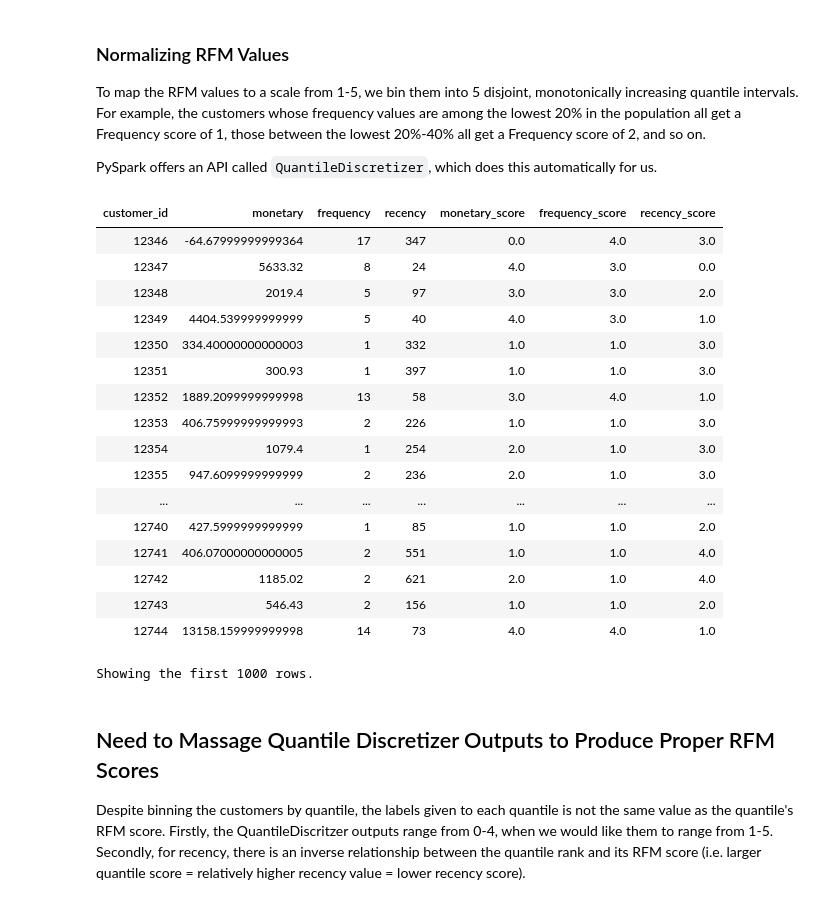
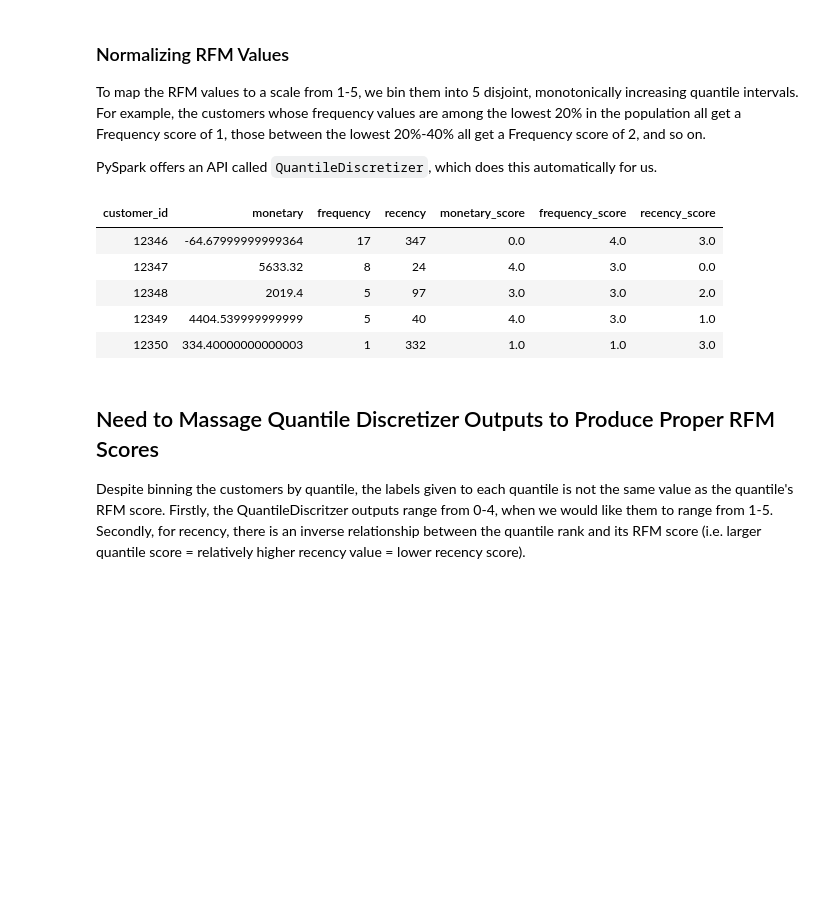
Before and after one commit to jarviscanada/jarvis_data_eng_KevinShimotakahara, a Jupyter notebook: spark/notebook/RetailDataAnalyticswithPySpark.ipynb, the cells around one changed output. Cells and saved outputs as stored; diff of their text form; code cells hidden in the pictures; blank space fills up the shorter version.

Commit message:
tidied up notebook table outputs

```diff
--- a/spark/notebook/RetailDataAnalyticswithPySpark.ipynb
+++ b/spark/notebook/RetailDataAnalyticswithPySpark.ipynb
@@ -462,38 +468,26 @@ PySpark offers an API called `QuantileDiscretizer`, which does this automaticall
 # %%
 #bucketing stuff
 from pyspark.ml.feature import QuantileDiscretizer
 bucketer_monetary = QuantileDiscretizer().setNumBuckets(5).setInputCol("monetary").setOutputCol("monetary_score").setRelativeError(0.0)
 fitted_bucketer_monetary = bucketer_monetary.fit(rfm_table)
 rfm_table = fitted_bucketer_monetary.transform(rfm_table)
 
 bucketer_frequency = QuantileDiscretizer().setNumBuckets(5).setInputCol("frequency").setOutputCol("frequency_score").setRelativeError(0.0)
 fitted_bucketer_frequency = bucketer_frequency.fit(rfm_table)
 rfm_table = fitted_bucketer_frequency.transform(rfm_table)
 
 bucketer_recency = QuantileDiscretizer().setNumBuckets(5).setInputCol("recency").setOutputCol("recency_score").setRelativeError(0.0)
 fitted_bucketer_recency = bucketer_recency.fit(rfm_table)
 rfm_table = fitted_bucketer_recency.transform(rfm_table)
 
-display(rfm_table)
+display(rfm_table.limit(5))
 # %% [output]
 | customer_id | monetary | frequency | recency | monetary_score | frequency_score | recency_score |
 | 12346 | -64.67999999999364 | 17 | 347 | 0.0 | 4.0 | 3.0 |
 | 12347 | 5633.32 | 8 | 24 | 4.0 | 3.0 | 0.0 |
 | 12348 | 2019.4 | 5 | 97 | 3.0 | 3.0 | 2.0 |
 | 12349 | 4404.539999999999 | 5 | 40 | 4.0 | 3.0 | 1.0 |
 | 12350 | 334.40000000000003 | 1 | 332 | 1.0 | 1.0 | 3.0 |
-| 12351 | 300.93 | 1 | 397 | 1.0 | 1.0 | 3.0 |
-| 12352 | 1889.2099999999998 | 13 | 58 | 3.0 | 4.0 | 1.0 |
-| 12353 | 406.75999999999993 | 2 | 226 | 1.0 | 1.0 | 3.0 |
-| 12354 | 1079.4 | 1 | 254 | 2.0 | 1.0 | 3.0 |
-| 12355 | 947.6099999999999 | 2 | 236 | 2.0 | 1.0 | 3.0 |
-| ... | ... | ... | ... | ... | ... | ... |
-| 12740 | 427.5999999999999 | 1 | 85 | 1.0 | 1.0 | 2.0 |
-| 12741 | 406.07000000000005 | 2 | 551 | 1.0 | 1.0 | 4.0 |
-| 12742 | 1185.02 | 2 | 621 | 2.0 | 1.0 | 4.0 |
-| 12743 | 546.43 | 2 | 156 | 1.0 | 1.0 | 2.0 |
-| 12744 | 13158.159999999998 | 14 | 73 | 4.0 | 4.0 | 1.0 |
-Showing the first 1000 rows.
 # %% [markdown]
 ## Need to Massage Quantile Discretizer Outputs to Produce Proper RFM Scores
 Despite binning the customers by quantile, the labels given to each quantile is not the same value as the quantile's RFM score. Firstly, the QuantileDiscritzer outputs range from 0-4, when we would like them to range from 1-5. Secondly, for recency, there is an inverse relationship between the quantile rank and its RFM score (i.e. larger quantile score = relatively higher recency value = lower recency score).
```
Also changed, not shown: parts of 16 cells of this notebook, 1 other file.
